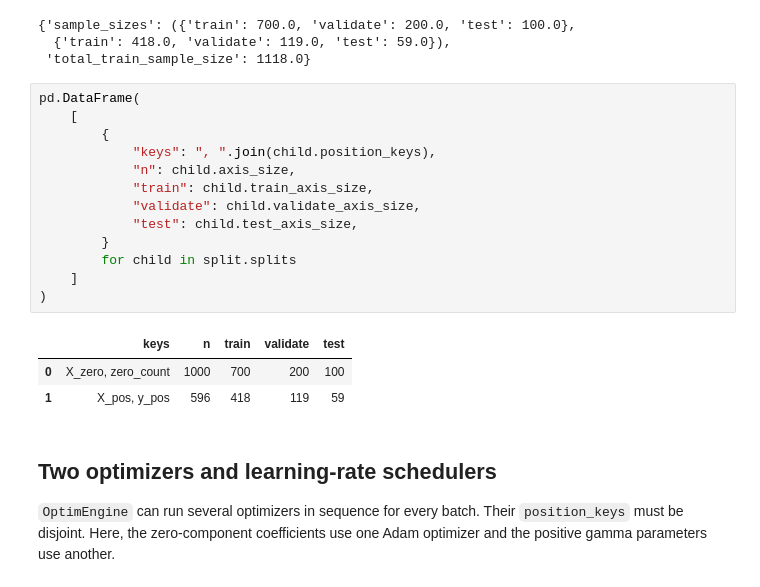
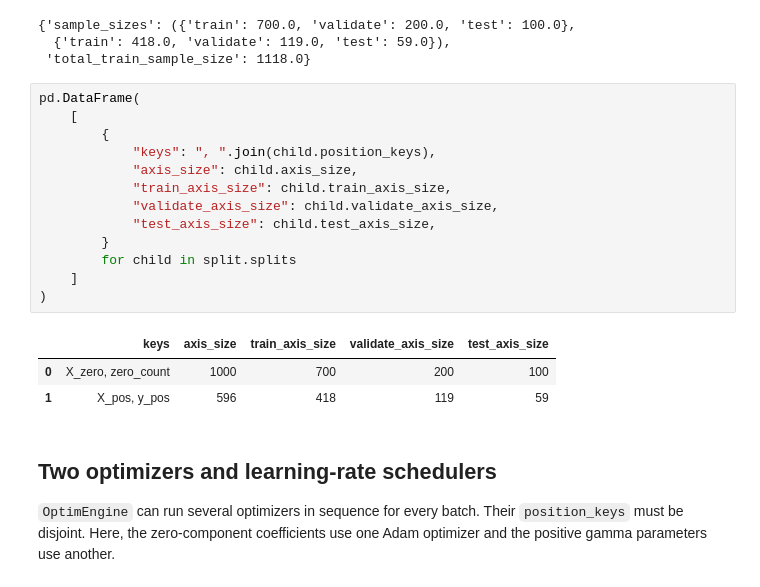
Before and after one commit to liesel-devs/liesel, a Jupyter notebook: docs/source/tutorials/notebooks/10-liesel-optim-advanced.ipynb, the cells around one changed output. Cells and saved outputs as stored; diff of their text form.

```diff
--- a/docs/source/tutorials/notebooks/10-liesel-optim-advanced.ipynb
+++ b/docs/source/tutorials/notebooks/10-liesel-optim-advanced.ipynb
@@ -190,18 +190,18 @@ PositionSplitManager(axis_size=(1000, 596), train=(700, 418), validate=(200, 119
 # %%
 pd.DataFrame(
     [
         {
             "keys": ", ".join(child.position_keys),
-            "n": child.axis_size,
-            "train": child.train_axis_size,
-            "validate": child.validate_axis_size,
-            "test": child.test_axis_size,
+            "axis_size": child.axis_size,
+            "train_axis_size": child.train_axis_size,
+            "validate_axis_size": child.validate_axis_size,
+            "test_axis_size": child.test_axis_size,
         }
         for child in split.splits
     ]
 )
 # %% [output]
-|  | keys | n | train | validate | test |
+|  | keys | axis_size | train_axis_size | validate_axis_size | test_axis_size |
 | 0 | X_zero, zero_count | 1000 | 700 | 200 | 100 |
 | 1 | X_pos, y_pos | 596 | 418 | 119 | 59 |
 # %% [markdown]
```
Also changed, not shown: parts of 3 cells of this notebook, 1 other file.
